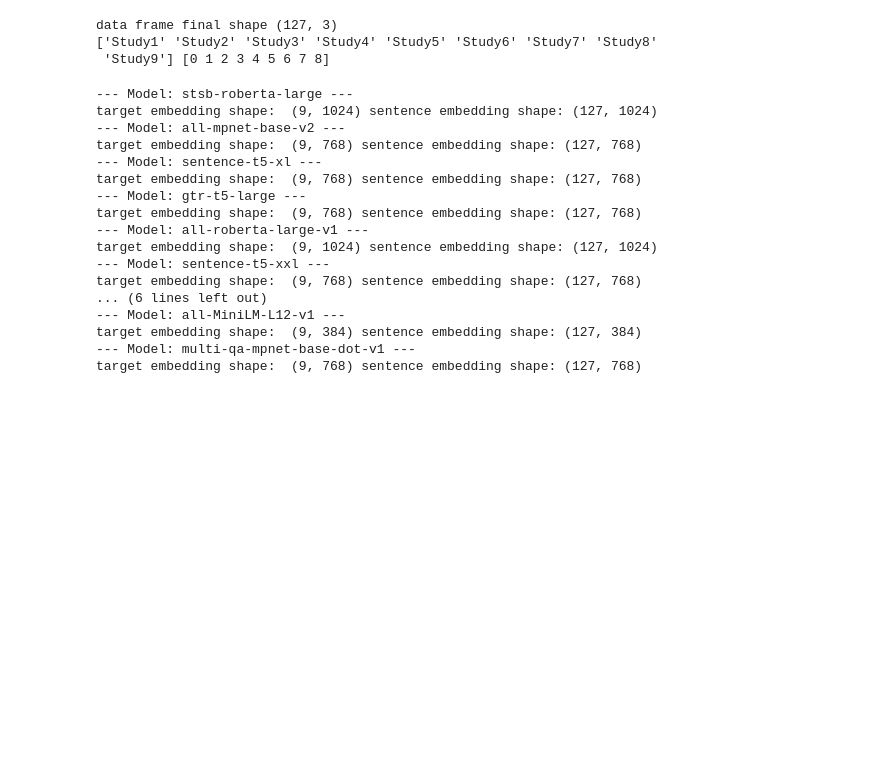
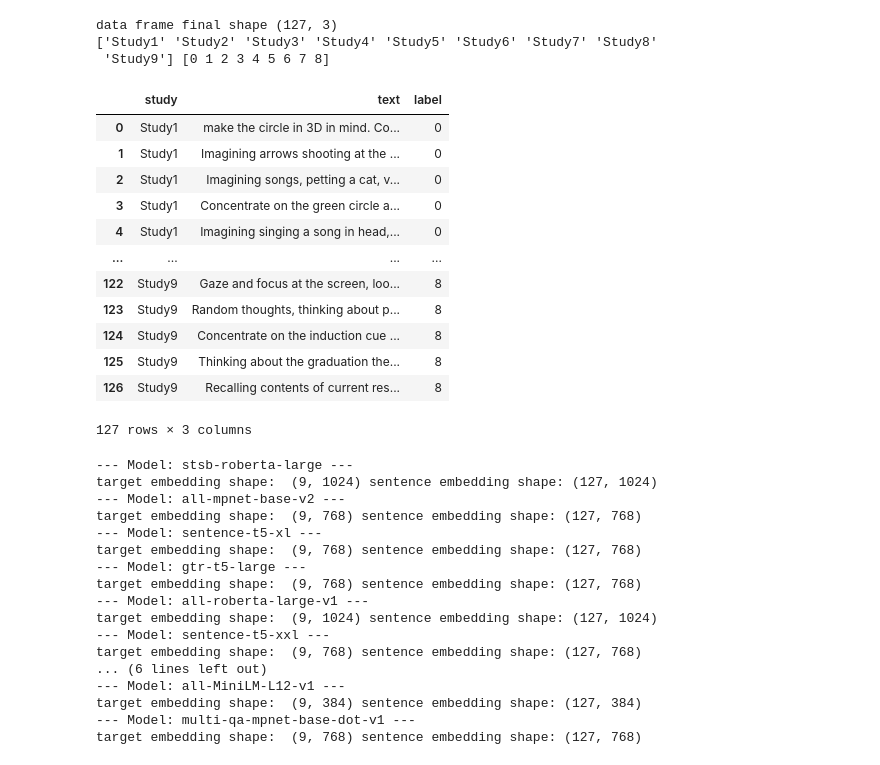
Before and after one commit to seymatakir28/Semantic-Analyses, a Jupyter notebook: RSA.ipynb, the cells around one changed output. Cells and saved outputs as stored; diff of their text form; code cells hidden in the pictures; blank space fills up the shorter version.

```diff
--- a/RSA.ipynb
+++ b/RSA.ipynb
@@ -24,13 +21,13 @@ def data_processing(df, number_of_study, type_of_data):
         df = df.drop(columns=['Study3', 'Study7', 'Study9'])
 
         if type_of_data == "cleaned_version2":
-            sheet_name = "high-lowconfidence_cleaned_version2"
+            sheet_name = "twodecnefcond_cleaned_version2"
         elif type_of_data == "cleaned_version1":
-            sheet_name = "high-lowconfidence_cleaned_version1"
+            sheet_name = "twodecnefcond_cleaned_version1"
         else:
-            sheet_name = "high-lowconfidence_rawdata"
+            sheet_name = "twodecnefcond_rawdata"
 
-        df_high_low = pd.read_excel("sentence_with_new_cleanversion.xlsx", sheet_name=sheet_name)
+        df_high_low = pd.read_excel("verbal_reports.xlsx", sheet_name=sheet_name)
         df = pd.concat([df, df_high_low], axis=1)
 
         target_sentences = ["Feared animal", "Grating orientation", "High face preference", "Low face preference",
@@ -46,12 +43,12 @@ def data_processing(df, number_of_study, type_of_data):
             "Study5": "Red and high confidence",
             "Study6": "Red",
             "Study8": "Red and green",
-            "Study3_high": "High face preference",
-            "Study3_low":  "Low face preference",
-            "Study7_high": "High pain",
-            "Study7_low":  "Low pain",
-            "Study9_high": "High confidence",
-            "Study9_low":  "Low confidence",
+            "Study3HighPreference": "High face preference",
+            "Study3LowPreference":  "Low face preference",
+            "Study7HighPain": "High pain",
+            "Study7LowPain":  "Low pain",
+            "Study9HighConfidence": "High confidence",
+            "Study9LowConfidence":  "Low confidence",
         }
 
     elif number_of_study == 6:
@@ -67,6 +64,7 @@ def data_processing(df, number_of_study, type_of_data):
             "Study6": "Red",
             "Study8": "Red and green",
         }
+
 
     elif number_of_study == 9:
         target_sentences = ["Feared animal", "Grating orientation", "Face preference", "Dog",
@@ -84,7 +82,13 @@ def data_processing(df, number_of_study, type_of_data):
             "Study9": "Confidence",
         }
 
+
+
+
     study_cols = [col for col in df.columns if col in col_to_target]
+
+    missing = set(col_to_target) - set(df.columns)
+    assert not missing, f"Columns not found in sheet: {missing}"
 
     df = df.melt(value_vars=study_cols, var_name="study", value_name="text")
     df["label"] = df["study"].map(col_to_target).map(target_to_label)
@@ -103,6 +107,22 @@ df, target_to_label, target_sentences=data_processing(pd.read_excel("verbal_repo
 data frame final shape (127, 3)
 ['Study1' 'Study2' 'Study3' 'Study4' 'Study5' 'Study6' 'Study7' 'Study8'
  'Study9'] [0 1 2 3 4 5 6 7 8]
+# %%
+df
+# %% [output]
+|  | study | text | label |
+| 0 | Study1 | make the circle in 3D in mind. Co... | 0 |
+| 1 | Study1 | Imagining arrows shooting at the ... | 0 |
+| 2 | Study1 | Imagining songs, petting a cat, v... | 0 |
+| 3 | Study1 | Concentrate on the green circle a... | 0 |
+| 4 | Study1 | Imagining singing a song in head,... | 0 |
+| ... | ... | ... | ... |
+| 122 | Study9 | Gaze and focus at the screen, loo... | 8 |
+| 123 | Study9 | Random thoughts, thinking about p... | 8 |
+| 124 | Study9 | Concentrate on the induction cue ... | 8 |
+| 125 | Study9 | Thinking about the graduation the... | 8 |
+| 126 | Study9 | Recalling contents of current res... | 8 |
+127 rows × 3 columns
 # %%
 models_to_try = [
 
```
Also changed, not shown: parts of 5 cells of this notebook.
